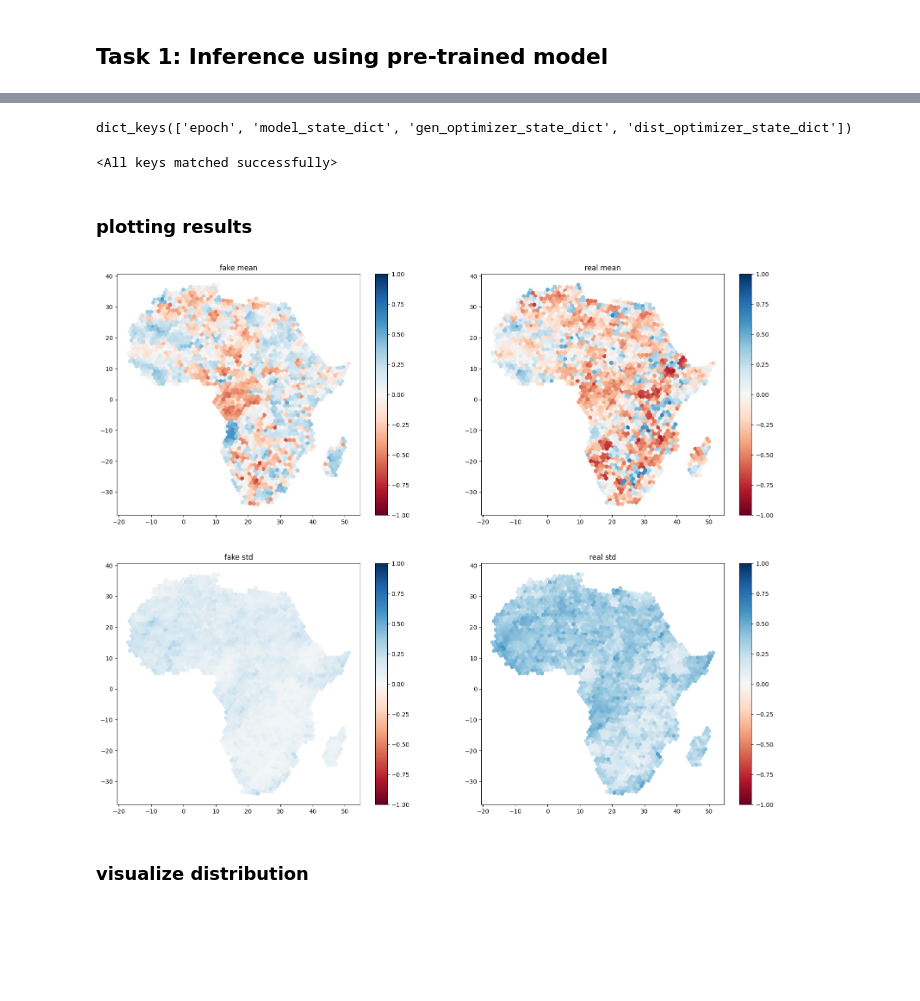
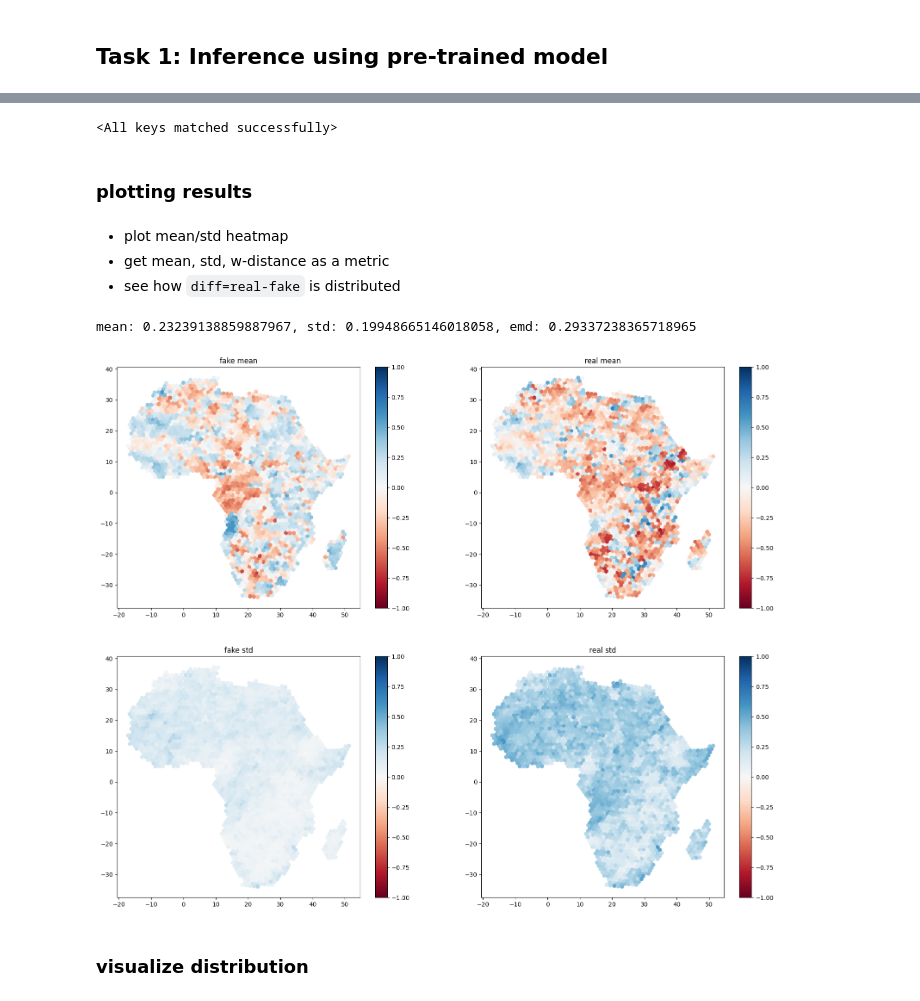
Before and after one commit to Moenupa/EIGAN, a Jupyter notebook: SCRIPTS/submission.ipynb, the cells around one changed output, grey strips where cells are left out. Drawn from its saved outputs; the diff is of its cells as text; code cells hidden in the pictures; blank space fills up the shorter version.

```diff
--- a/SCRIPTS/submission.ipynb
+++ b/SCRIPTS/submission.ipynb
@@ -61,26 +58,30 @@ normed_data.shape, avg.shape, cord.shape
 - load model (in a bit hacky way)
 - infer a new distribution
 # %%
-model = WGAN_SIMPLE(ndim=2382, nhid=200)
+model = WGAN_SIMPLE(nhid=200)
 checkpoint = torch.load(f'{MODEL_ROOT}/WGAN_SIMPLE_epoch199.model')
-print(checkpoint.keys())
-pretrained_dict = {
+model.load_state_dict({
     k.replace("model.", ""): v
     for k, v in checkpoint["model_state_dict"].items()
-}
-model.load_state_dict(pretrained_dict)
+})
 # %% [output]
-dict_keys(['epoch', 'model_state_dict', 'gen_optimizer_state_dict', 'dist_optimizer_state_dict'])
+<All keys matched successfully>
-<All keys matched successfully>
 # %%
 with torch.no_grad():
     model.eval()
-    fake_data = model.generate()
+    fake_data = model.generate(normed=True)
 # %% [markdown]
 ### plotting results
-# %%
-plot_mean_std(fake_data, normed_data, cord)
-# %% [output]
-[figure, removed]
+# %% [markdown]
+- plot mean/std heatmap
+- get mean, std, w-distance as a metric
+- see how `diff=real-fake` is distributed
+# %%
+plot_mean_std(fake_data, normed_data, cord)
+mean, std, emd = eval_model(model, normed_data, normed=True)
+print(f'mean: {mean}, std: {std}, emd: {emd}')
+# %% [output]
+mean: 0.23239138859887967, std: 0.19948665146018058, emd: 0.29337238365718965
+[figure, added]
 # %% [markdown]
 ### visualize distribution
```
Also changed, not shown: parts of 19 cells of this notebook, 4 other files.
